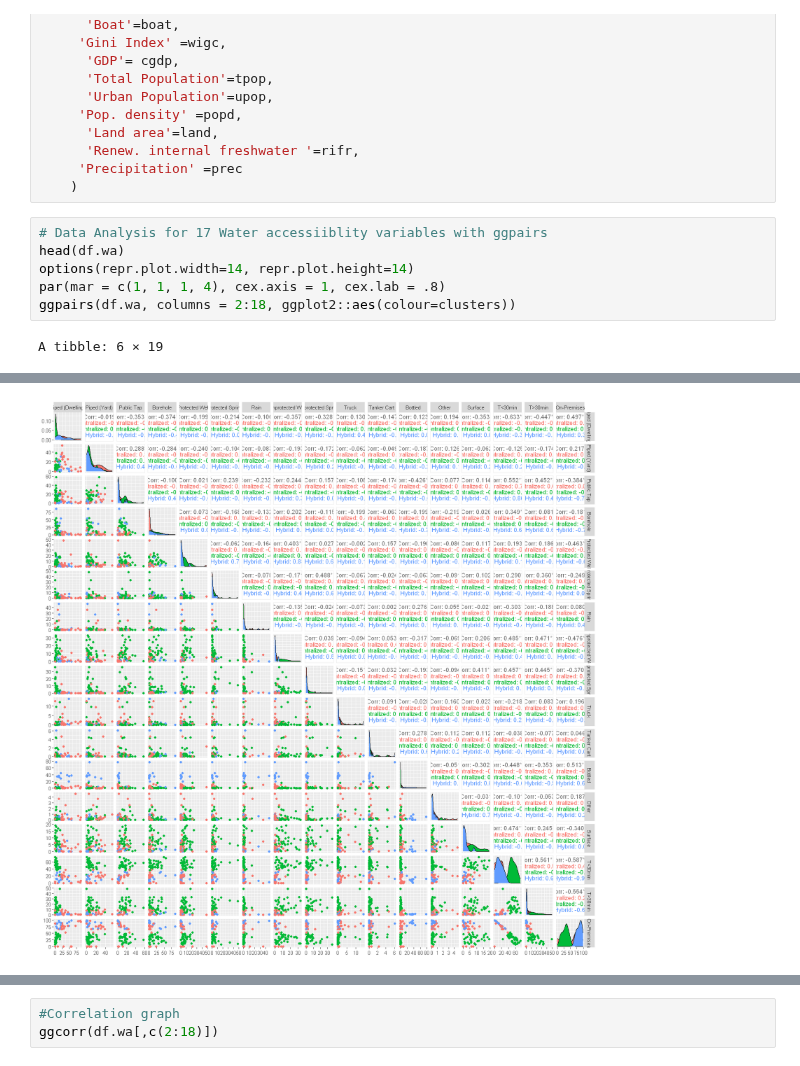
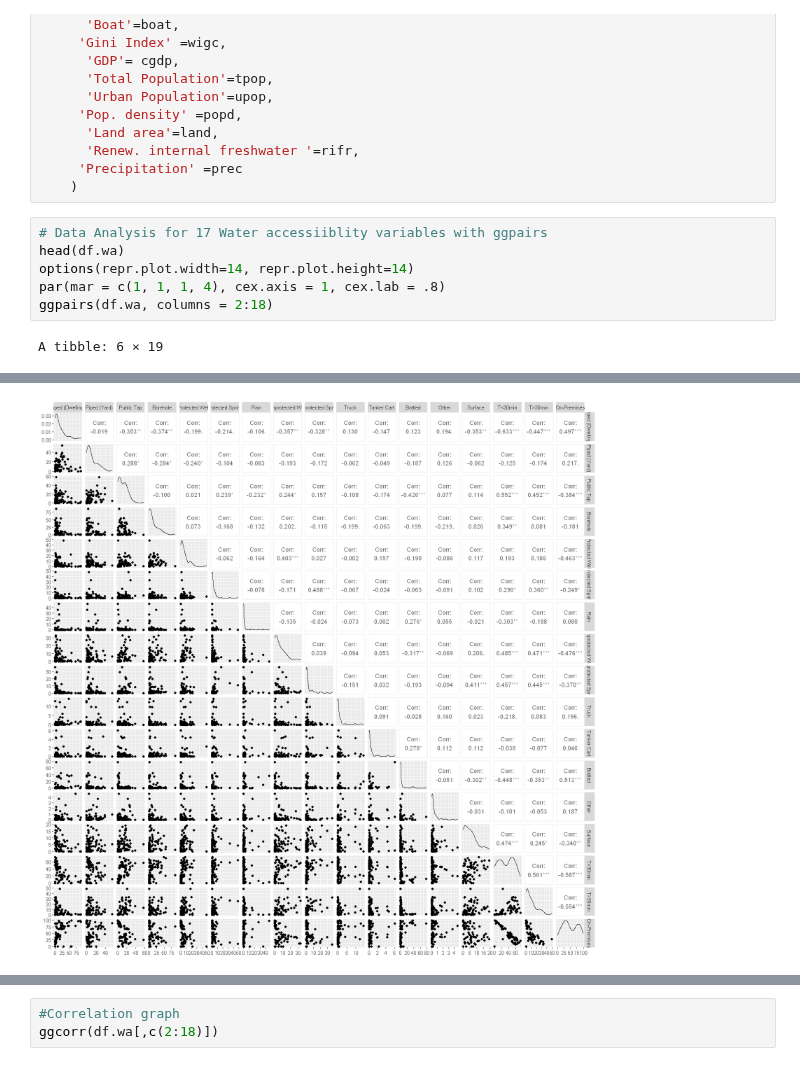
Before and after one commit to narslab/water-accessibility, a Jupyter notebook: bin/jupyter/data-analysis.ipynb, the cells around one changed output, grey strips where cells are left out. Drawn from its saved outputs; the diff is of its cells as text.

```diff
--- a/bin/jupyter/data-analysis.ipynb
+++ b/bin/jupyter/data-analysis.ipynb
@@ -103,20 +103,20 @@ df <- df[,c(1,2,3,4,5,6,7,9,10,11,12,13,14,15,8)]
 # %%
 # Data Analysis for 17 Water accessiiblity variables with ggpairs
 head(df.wa)
 options(repr.plot.width=14, repr.plot.height=14)
 par(mar = c(1, 1, 1, 4), cex.axis = 1, cex.lab = .8)
-ggpairs(df.wa, columns = 2:18, ggplot2::aes(colour=clusters))
+ggpairs(df.wa, columns = 2:18)
 # %% [output]
 A tibble: 6 × 19
 | Country | Piped (Dwelling) | Piped (Yard) | Public Tap | Borehole | Protected Well | Protected Spring | Rain | ... |
 | <chr> | <dbl> | <dbl> | <dbl> | <dbl> | <dbl> | <dbl> | <dbl> | ... |
 | Afghanistan | 2.3 | 4.8 | 14.2 | 20.1 | 18.5 | 4.7 | 0.4 | ... |
 | Albania | 48.8 | 5.2 | 2.4 | 1.4 | 4.1 | 2.5 | 0.0 | ... |
 | Angola | 4.3 | 9.7 | 10.3 | 1.9 | 9.1 | 3.3 | 1.7 | ... |
 | Armenia | 88.3 | 8.0 | 0.5 | 0.2 | 0.2 | 1.0 | 0.0 | ... |
 | Azerbaijan | 34.0 | 19.7 | 3.5 | 9.3 | 6.2 | 7.5 | 0.0 | ... |
 | Bangladesh | 4.3 | 3.3 | 2.7 | 86.4 | 0.2 | 0.0 | 0.4 | ... |
-[figure, old version]
+[figure, new version]
 # %%
 countries_gathered <- df.wa %>% gather(Measure, Weight, 'Piped (Dwelling)':'On-Premises')
 
```
Also changed, not shown: parts of 4 cells of this notebook, 1 other file.
